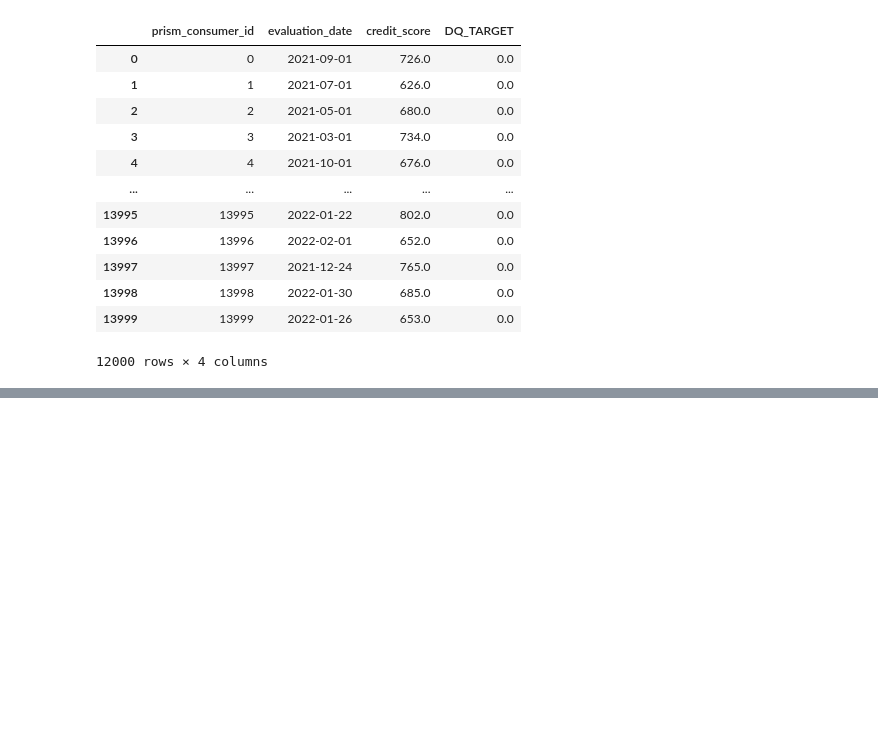
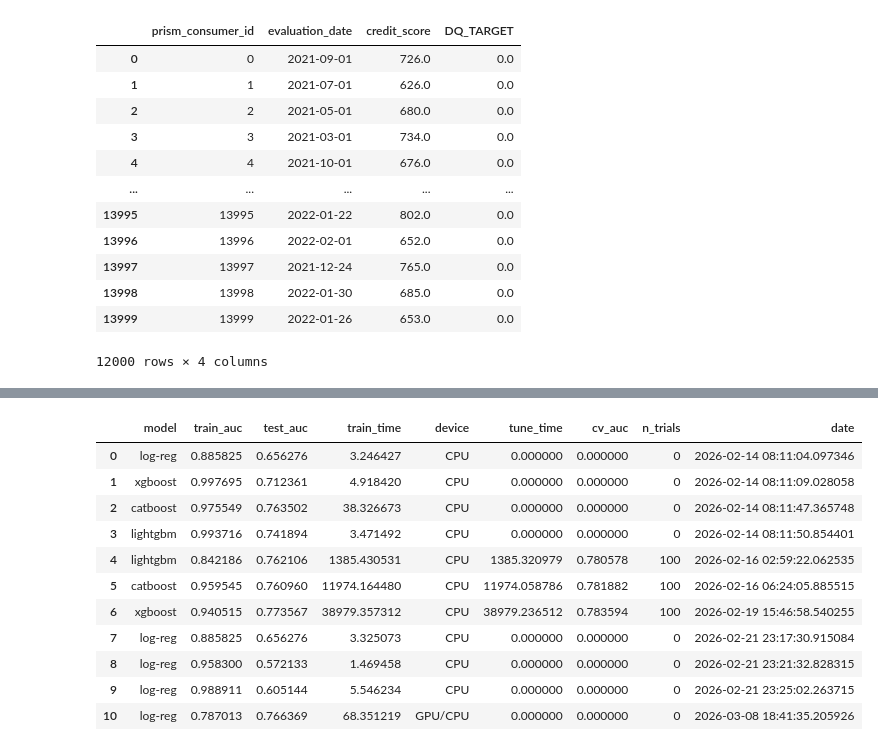
Before and after one commit to harisdsc/DSC180B, a Jupyter notebook: notebook.ipynb, the cells around one changed output, grey strips where cells are left out. Drawn from its saved outputs; the diff is of its cells as text; code cells hidden in the pictures; blank space fills up the shorter version.

```diff
--- a/notebook.ipynb
+++ b/notebook.ipynb
@@ -264 +264,18 @@ log-reg     0.656276
 Name: test_auc, dtype: float64
+# %%
+model_scores = pd.read_csv('data/model_scores.csv')
+# %%
+model_scores
+# %% [output]
+|  | model | train_auc | test_auc | train_time | device | tune_time | cv_auc | n_trials | date |
+| 0 | log-reg | 0.885825 | 0.656276 | 3.246427 | CPU | 0.000000 | 0.000000 | 0 | 2026-02-14 08:11:04.097346 |
+| 1 | xgboost | 0.997695 | 0.712361 | 4.918420 | CPU | 0.000000 | 0.000000 | 0 | 2026-02-14 08:11:09.028058 |
+| 2 | catboost | 0.975549 | 0.763502 | 38.326673 | CPU | 0.000000 | 0.000000 | 0 | 2026-02-14 08:11:47.365748 |
+| 3 | lightgbm | 0.993716 | 0.741894 | 3.471492 | CPU | 0.000000 | 0.000000 | 0 | 2026-02-14 08:11:50.854401 |
+| 4 | lightgbm | 0.842186 | 0.762106 | 1385.430531 | CPU | 1385.320979 | 0.780578 | 100 | 2026-02-16 02:59:22.062535 |
+| 5 | catboost | 0.959545 | 0.760960 | 11974.164480 | CPU | 11974.058786 | 0.781882 | 100 | 2026-02-16 06:24:05.885515 |
+| 6 | xgboost | 0.940515 | 0.773567 | 38979.357312 | CPU | 38979.236512 | 0.783594 | 100 | 2026-02-19 15:46:58.540255 |
+| 7 | log-reg | 0.885825 | 0.656276 | 3.325073 | CPU | 0.000000 | 0.000000 | 0 | 2026-02-21 23:17:30.915084 |
+| 8 | log-reg | 0.958300 | 0.572133 | 1.469458 | CPU | 0.000000 | 0.000000 | 0 | 2026-02-21 23:21:32.828315 |
+| 9 | log-reg | 0.988911 | 0.605144 | 5.546234 | CPU | 0.000000 | 0.000000 | 0 | 2026-02-21 23:25:02.263715 |
+| 10 | log-reg | 0.787013 | 0.766369 | 68.351219 | GPU/CPU | 0.000000 | 0.000000 | 0 | 2026-03-08 18:41:35.205926 |
```
Also changed, not shown: parts of 1 cell of this notebook, 12 other files.
